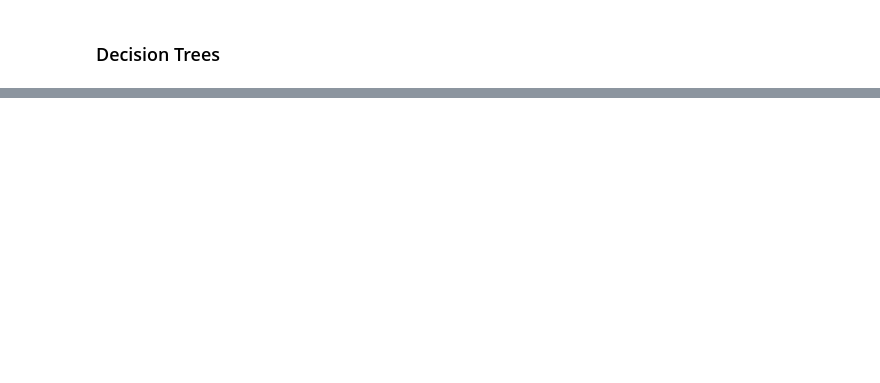
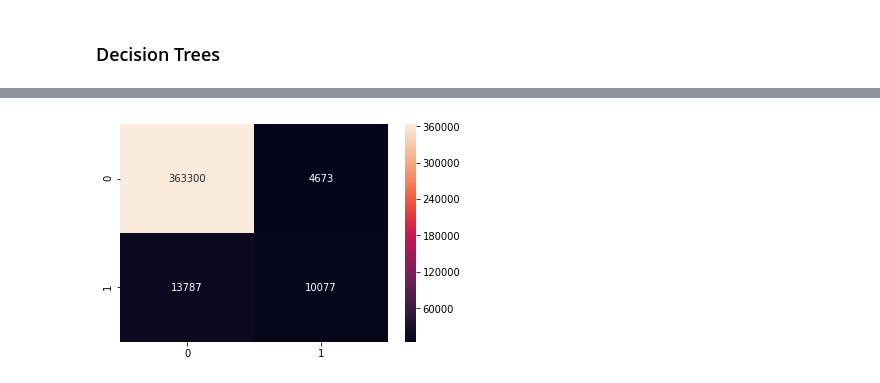
Before and after one commit to aman-sawarn/Quora-Insincere-Question-Prediction, a Jupyter notebook: Model.ipynb, the cells around one changed output, grey strips where cells are left out. Cells and saved outputs as stored; diff of their text form; code cells hidden in the pictures; blank space fills up the shorter version.

```diff
--- a/Model.ipynb
+++ b/Model.ipynb
@@ -415,0 +487,6 @@ plt.show()
+# %%
+# plot_confusion_matrix(cm)
+sns.heatmap(cm, annot=True, fmt="d")
+plt.show()
+# %% [output]
+[figure, added]
```
Also changed, not shown: parts of 51 cells of this notebook.
